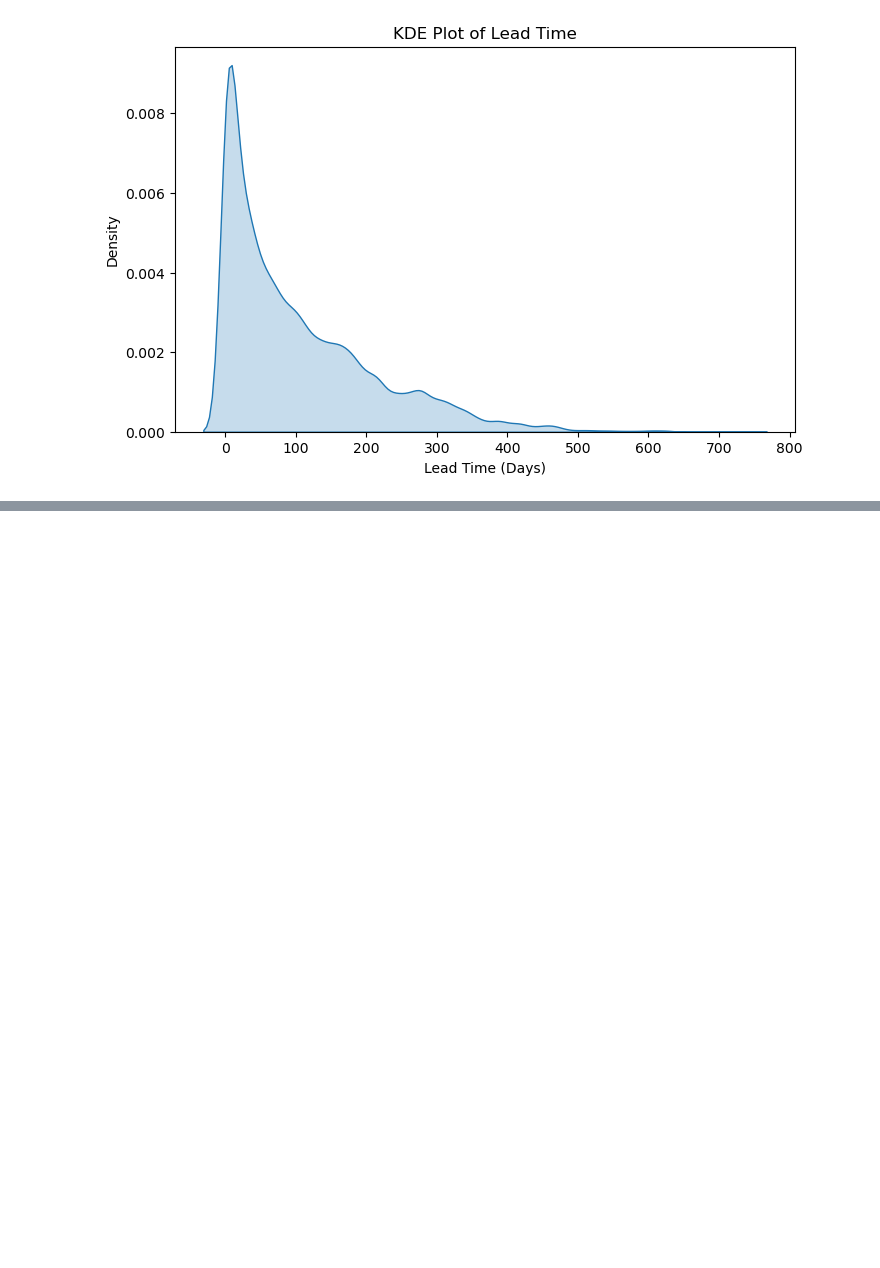
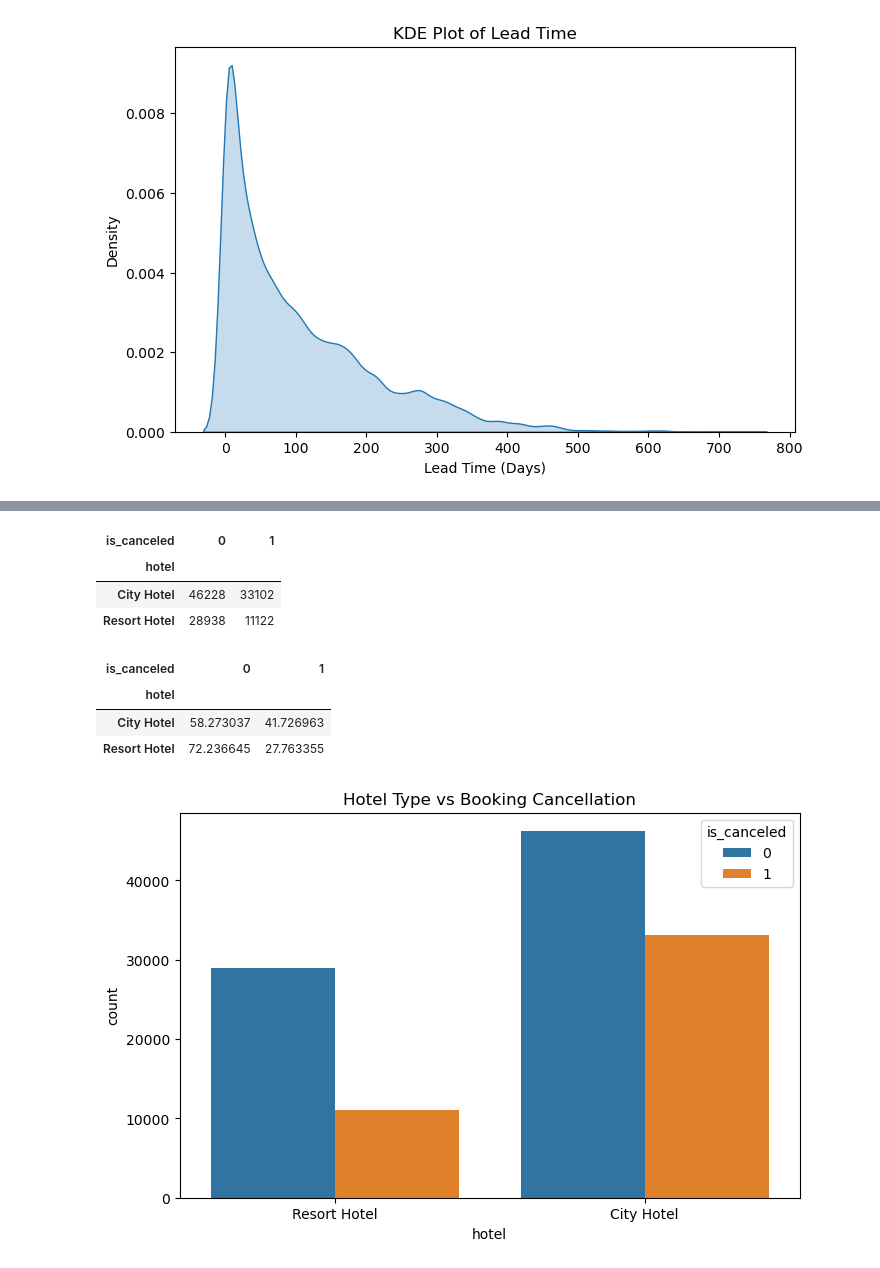
Before and after one commit to greeshavaishnavi09/Hotel_Booking_Cancellation_Prediction, a Jupyter notebook: research/02_eda.ipynb, the cells around one changed output, grey strips where cells are left out. Drawn from its saved outputs; the diff is of its cells as text; code cells hidden in the pictures; blank space fills up the shorter version.

```diff
--- a/research/02_eda.ipynb
+++ b/research/02_eda.ipynb
@@ -376,0 +406,32 @@ plt.show()
+# %%
+pd.crosstab(df["hotel"], df["is_canceled"])
+# %% [output]
+| is_canceled | 0 | 1 |
+| hotel |  |  |
+| City Hotel | 46228 | 33102 |
+| Resort Hotel | 28938 | 11122 |
+# %%
+pd.crosstab(                    # Percentage Crosstab
+    df["hotel"],
+    df["is_canceled"],
+    normalize="index"
+) * 100
+# %% [output]
+| is_canceled | 0 | 1 |
+| hotel |  |  |
+| City Hotel | 58.273037 | 41.726963 |
+| Resort Hotel | 72.236645 | 27.763355 |
+# %%
+plt.figure(figsize=(8,5))           # Count Plot with Hue
+
+sns.countplot(
+    x="hotel",
+    hue="is_canceled",
+    data=df
+)
+
+plt.title("Hotel Type vs Booking Cancellation")
+
+plt.show()
+# %% [output]
+[figure, added]
```
Also changed, not shown: parts of 26 cells of this notebook.
